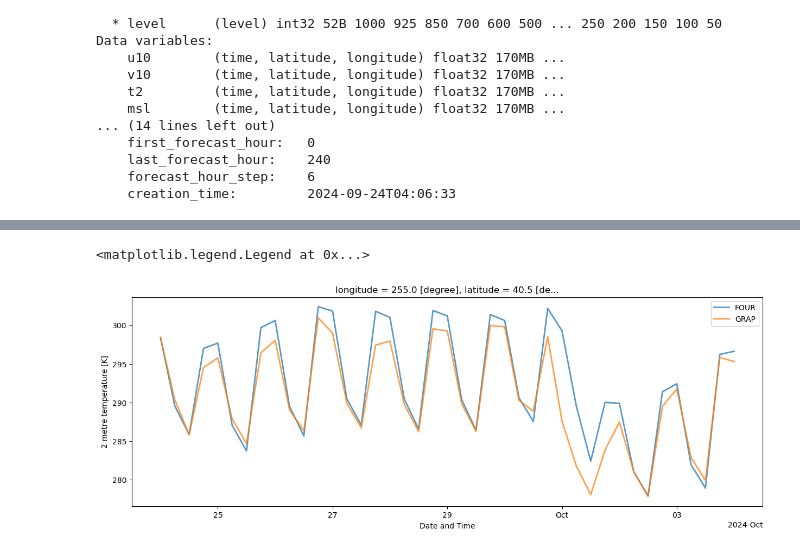
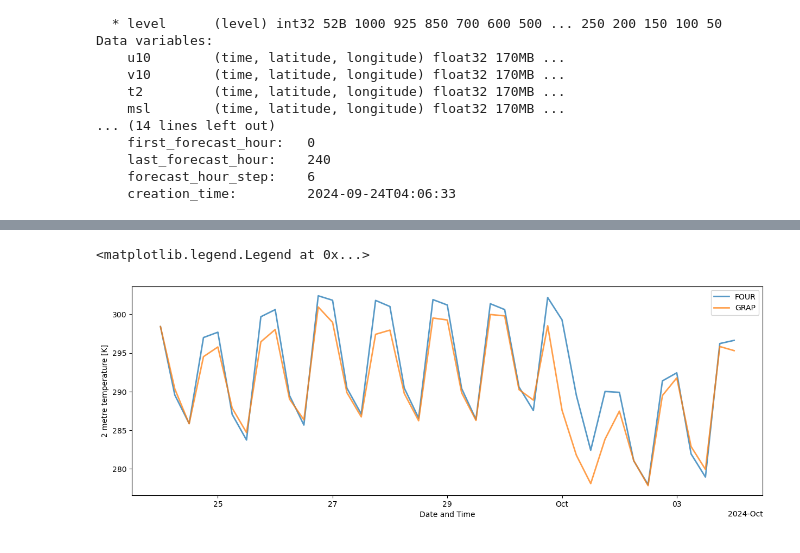
Before and after one commit to eabarnes1010/ai_weather_to_climate_ats780A8, a Jupyter notebook: lecture_code/plot_cira_generated_aiweather.ipynb, the cells around one changed output, grey strips where cells are left out. Drawn from its saved outputs; the diff is of its cells as text; code cells hidden in the pictures.

Commit message:
modified map plotting

```diff
--- a/lecture_code/plot_cira_generated_aiweather.ipynb
+++ b/lecture_code/plot_cira_generated_aiweather.ipynb
@@ -21,10 +23,12 @@ import cartopy.crs as ccrs
 ds_dict = {}
 var = "t2"
 
-filename = '/Users/eabarnes/Downloads/FOUR_v200_GFS_2024092400_f000_f240_06.nc'
+# Change the path to your data here
+DATA_DIR = "/Users/eabarnes/GoogleDrive/WORK/TEACHING/ATS780A8/shared/resources/data/"
+filename = DATA_DIR + 'FOUR_v200_GFS_2024092400_f000_f240_06.nc'
 ds_dict["FOUR"] = xr.open_dataset(filename)
 
-filename = '/Users/eabarnes/Downloads/GRAP_v100_GFS_2024092400_f000_f240_06.nc'
+filename = DATA_DIR + 'GRAP_v100_GFS_2024092400_f000_f240_06.nc'
 ds_dict["GRAP"] = xr.open_dataset(filename)
 
 ds_dict["GRAP"]
@@ -46,20 +50,3 @@ Data variables:
     last_forecast_hour:    240
     forecast_hour_step:    6
     creation_time:         2024-09-24T04:06:33
-# %%
-# Define model
-model = "FOUR"
-
-# Define the target latitude and longitude
-target_lat = 40.5853
-target_lon = 360-105.0844
-
-fig, ax = plt.subplots(subplot_kw={'projection': ccrs.PlateCarree()}, figsize=(15, 5))
-ds_dict[model][var][0,:,:].plot(ax=ax, transform=ccrs.PlateCarree(), cmap='viridis')
-
-# Plot the target point
-ax.plot(target_lon, target_lat, 'ro', markersize=5, transform=ccrs.PlateCarree())
-
-# Add coastlines and gridlines
-ax.coastlines()
-plt.show()
@@ -68,10 +102,13 @@ plt.show()
 # %%
 # Compare forecasts at the target point for all AI models
 plt.figure(figsize=(15, 5))
 for model in ds_dict:
     nearest_point = ds_dict[model][var].sel(latitude=target_lat, longitude=target_lon, method='nearest')
     nearest_point.plot(label=model, alpha=.75, linewidth=2)
+
+# Modify the title
+plt.title("")
 plt.legend()
 # %% [output]
 <matplotlib.legend.Legend at 0x...>
-[figure, old version]
+[figure, new version]
```
Also changed, not shown: parts of 3 cells of this notebook, 1 other file.
